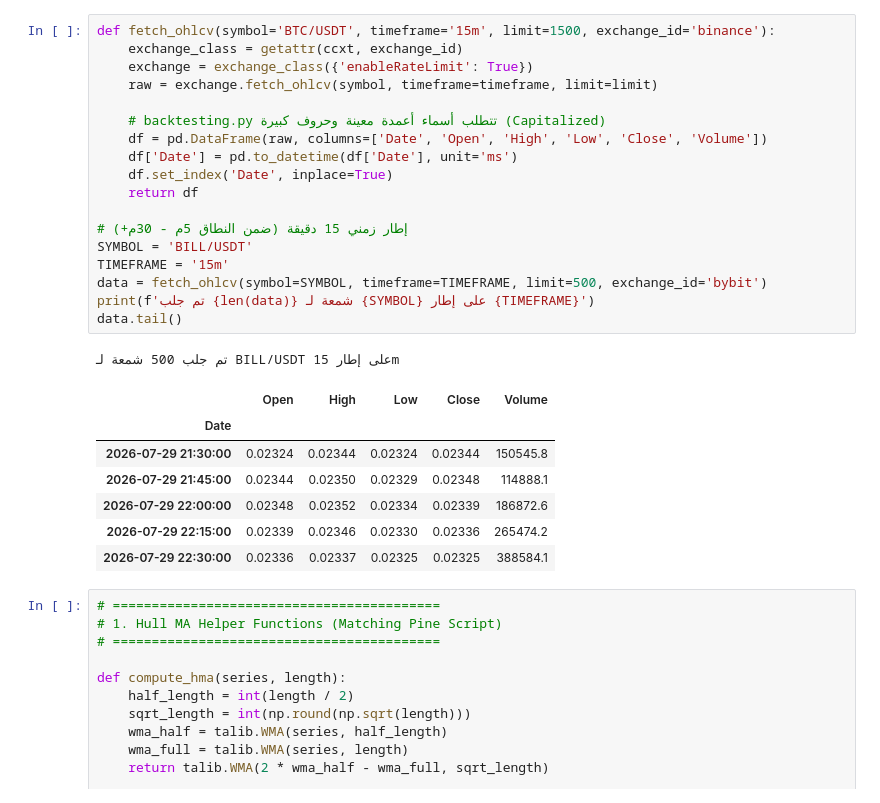
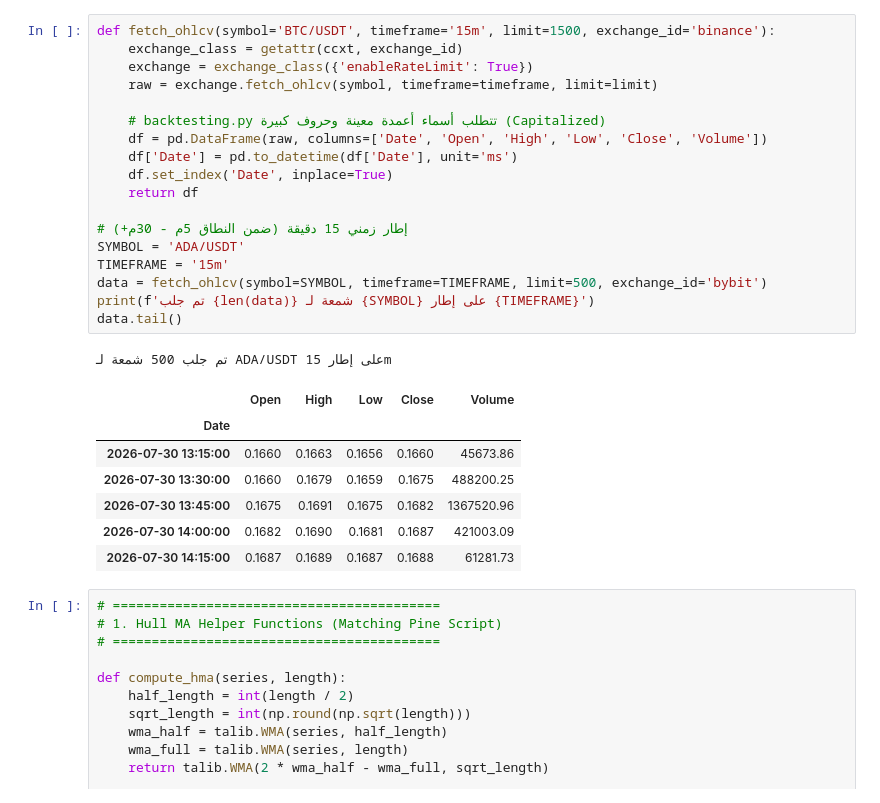
Before and after one commit to Seif-Abaza/SpotBot, a Jupyter notebook: new_backtest.ipynb, the cells around one changed output. Cells and saved outputs as stored; diff of their text form.

```diff
--- a/new_backtest.ipynb
+++ b/new_backtest.ipynb
@@ -15,30 +15,30 @@ pd.set_option('display.max_columns', None)
 # %%
 def fetch_ohlcv(symbol='BTC/USDT', timeframe='15m', limit=1500, exchange_id='binance'):
     exchange_class = getattr(ccxt, exchange_id)
     exchange = exchange_class({'enableRateLimit': True})
     raw = exchange.fetch_ohlcv(symbol, timeframe=timeframe, limit=limit)
 
     # backtesting.py تتطلب أسماء أعمدة معينة وحروف كبيرة (Capitalized)
     df = pd.DataFrame(raw, columns=['Date', 'Open', 'High', 'Low', 'Close', 'Volume'])
     df['Date'] = pd.to_datetime(df['Date'], unit='ms')
     df.set_index('Date', inplace=True)
     return df
 
 # إطار زمني 15 دقيقة (ضمن النطاق 5م - 30م+)
-SYMBOL = 'BILL/USDT'
+SYMBOL = 'ADA/USDT'
 TIMEFRAME = '15m'
 data = fetch_ohlcv(symbol=SYMBOL, timeframe=TIMEFRAME, limit=500, exchange_id='bybit')
 print(f'تم جلب {len(data)} شمعة لـ {SYMBOL} على إطار {TIMEFRAME}')
 data.tail()
 # %% [output]
-تم جلب 500 شمعة لـ BILL/USDT على إطار 15m
+تم جلب 500 شمعة لـ ADA/USDT على إطار 15m
 |  | Open | High | Low | Close | Volume |
 | Date |  |  |  |  |  |
-| 2026-07-29 21:30:00 | 0.02324 | 0.02344 | 0.02324 | 0.02344 | 150545.8 |
-| 2026-07-29 21:45:00 | 0.02344 | 0.02350 | 0.02329 | 0.02348 | 114888.1 |
-| 2026-07-29 22:00:00 | 0.02348 | 0.02352 | 0.02334 | 0.02339 | 186872.6 |
-| 2026-07-29 22:15:00 | 0.02339 | 0.02346 | 0.02330 | 0.02336 | 265474.2 |
-| 2026-07-29 22:30:00 | 0.02336 | 0.02337 | 0.02325 | 0.02325 | 388584.1 |
+| 2026-07-30 13:15:00 | 0.1660 | 0.1663 | 0.1656 | 0.1660 | 45673.86 |
+| 2026-07-30 13:30:00 | 0.1660 | 0.1679 | 0.1659 | 0.1675 | 488200.25 |
+| 2026-07-30 13:45:00 | 0.1675 | 0.1691 | 0.1675 | 0.1682 | 1367520.96 |
+| 2026-07-30 14:00:00 | 0.1682 | 0.1690 | 0.1681 | 0.1687 | 421003.09 |
+| 2026-07-30 14:15:00 | 0.1687 | 0.1689 | 0.1687 | 0.1688 | 61281.73 |
 # %%
 # ==========================================
 # 1. Hull MA Helper Functions (Matching Pine Script)
```
Also changed, not shown: parts of 1 cell of this notebook, 3 other files.
